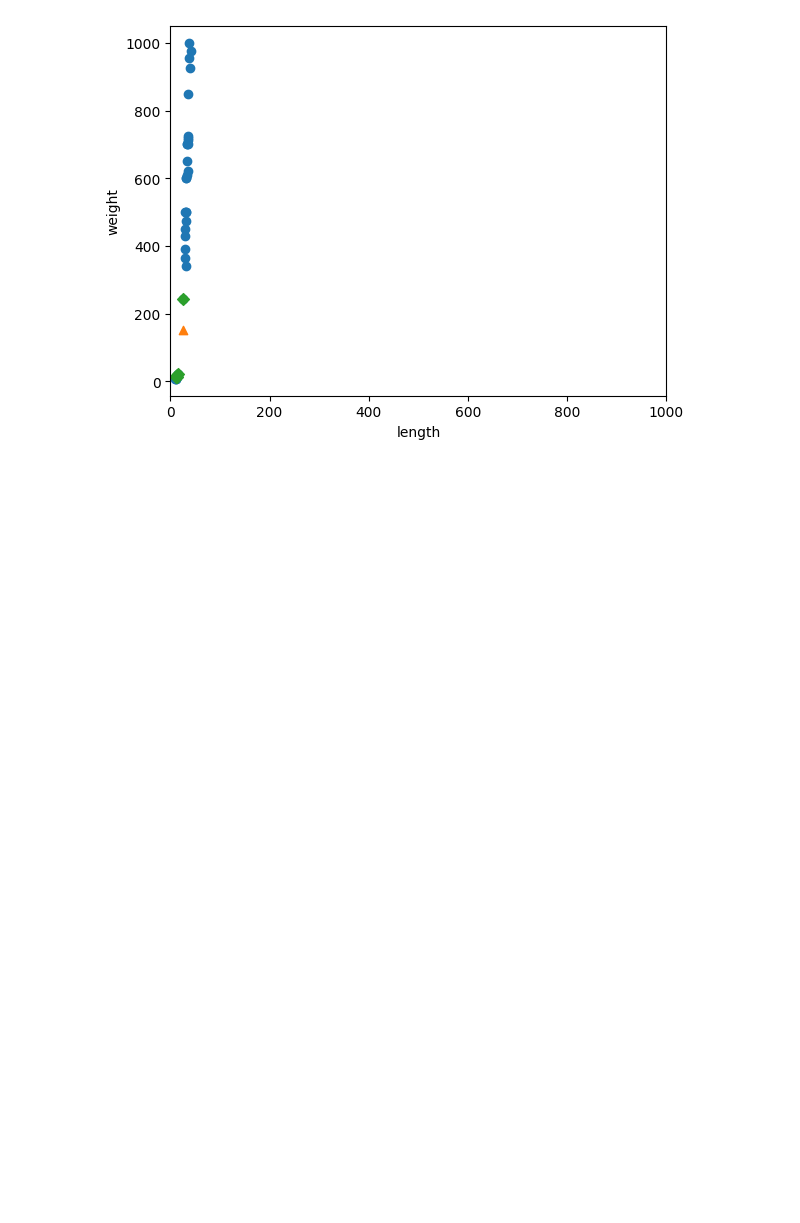
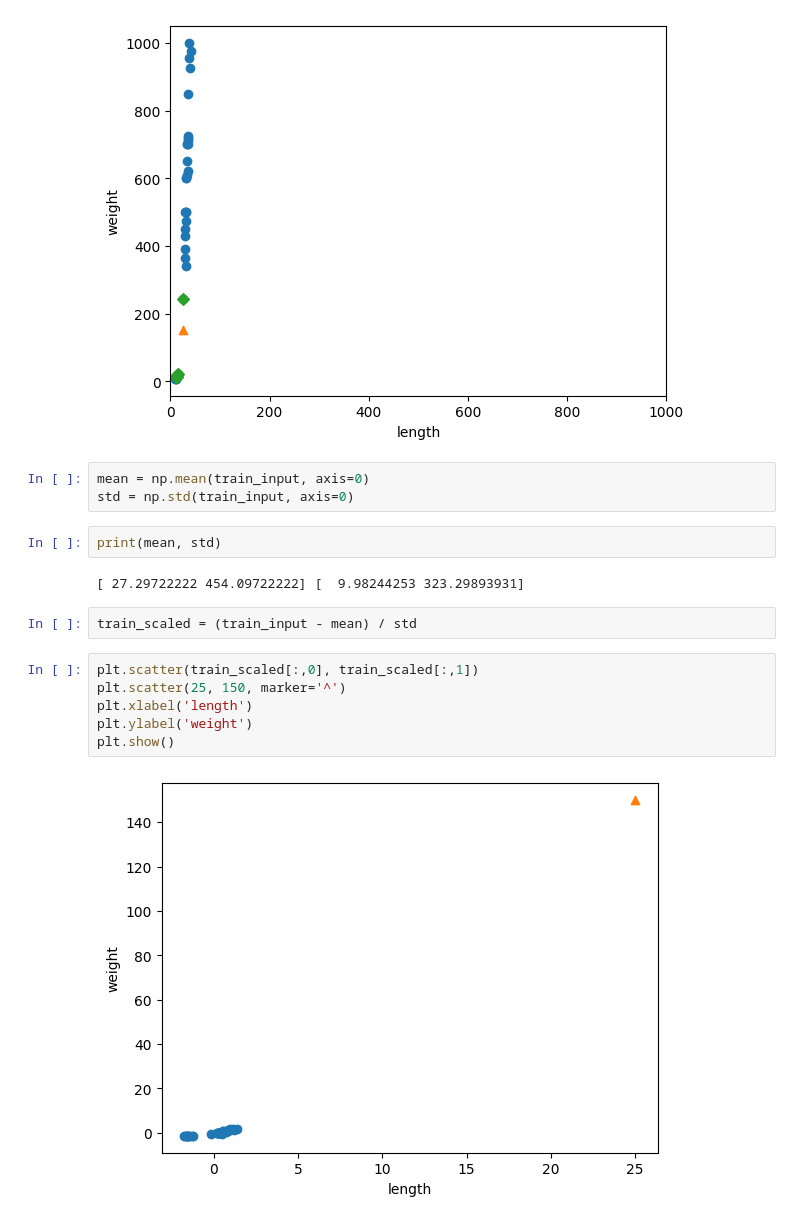
Before and after one commit to yoonsoli/Machine_Learning_to_Study_Alone, a Jupyter notebook: Chapter2_2.ipynb, the cells around one changed output. Drawn from its saved outputs; the diff is of its cells as text; blank space fills up the shorter version.

```diff
--- a/Chapter2_2.ipynb
+++ b/Chapter2_2.ipynb
@@ -130,3 +130,20 @@ plt.ylabel('weight')
 plt.show()
 # %% [output]
 [figure]
+# %%
+mean = np.mean(train_input, axis=0)
+std = np.std(train_input, axis=0)
+# %%
+print(mean, std)
+# %% [output]
+[ 27.29722222 454.09722222] [  9.98244253 323.29893931]
+# %%
+train_scaled = (train_input - mean) / std
+# %%
+plt.scatter(train_scaled[:,0], train_scaled[:,1])
+plt.scatter(25, 150, marker='^')
+plt.xlabel('length')
+plt.ylabel('weight')
+plt.show()
+# %% [output]
+[figure, added]
```
Also changed, not shown: parts of 6 cells of this notebook.
